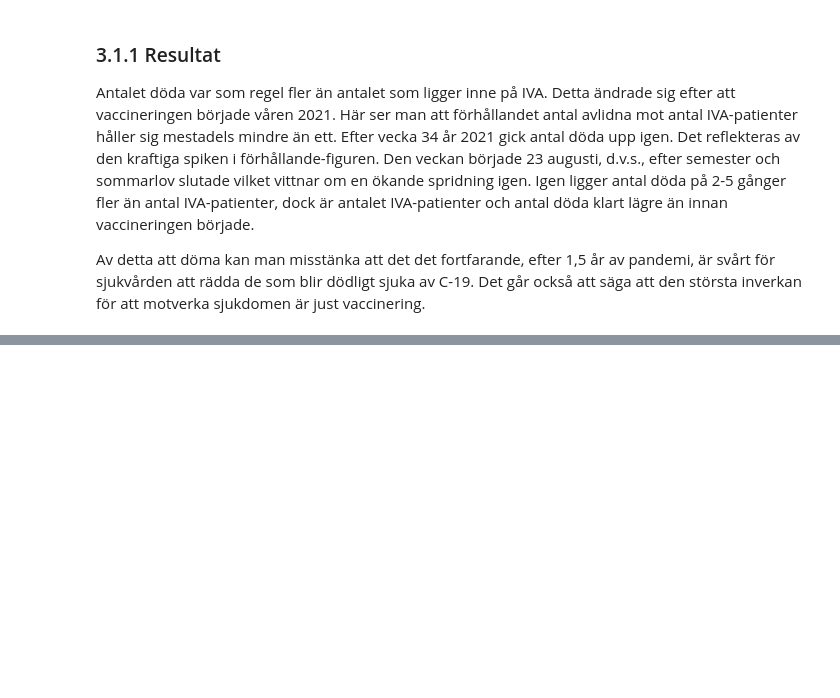
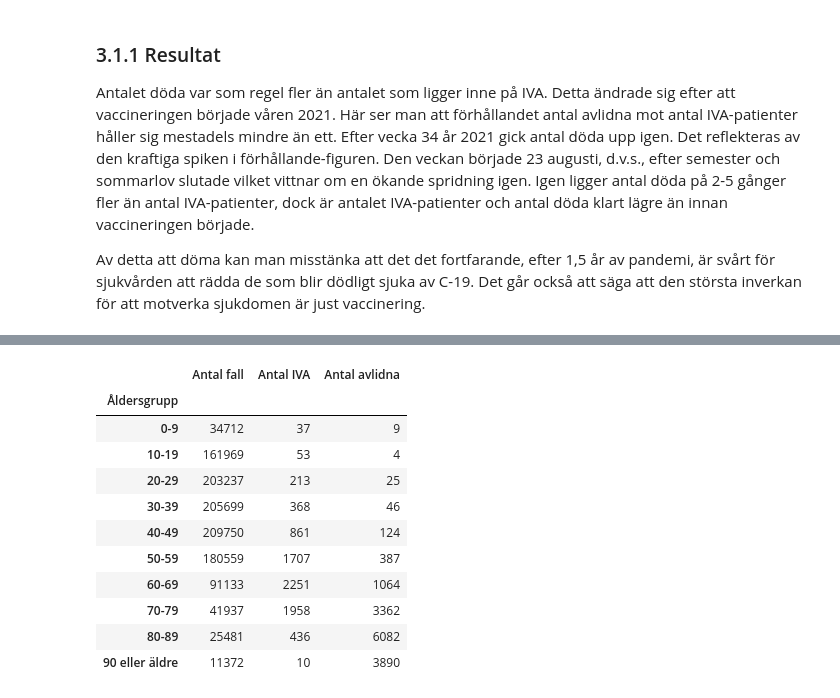
Before and after one commit to jwiegert/databehandling-joachim-wiegert, a Jupyter notebook: labs/lab1/jwiegert_lab1.ipynb, the cells around one changed output, grey strips where cells are left out. Saved outputs shown, nothing was run; the diff lists cells and outputs as text; code cells hidden in the pictures; blank space fills up the shorter version.

```diff
--- a/labs/lab1/jwiegert_lab1.ipynb
+++ b/labs/lab1/jwiegert_lab1.ipynb
@@ -525,0 +663,50 @@ Tidsserier...
+# %%
+# Totalt antal per åldersgrupp - fall, IVA, avlidna
+# Vaccinerade ålder - groupby olika åldersgrupper, och ta alla färdigvaccinerade
+
+# Set by age and remove missing data
+c19se_cases = pd.read_excel(
+    "Folkhalsomyndigheten_Covid19.xlsx",
+    sheet_name="Totalt antal per åldersgrupp"
+).set_index("Åldersgrupp").drop("Uppgift saknas", axis="rows")
+
+# Rename columns:
+c19se_cases = c19se_cases.rename({
+    "Totalt_antal_fall":"Antal fall",
+    "Totalt_antal_intensivvårdade":"Antal IVA",
+    "Totalt_antal_avlidna":"Antal avlidna"
+}, axis="columns")
+
+# Rename age groups
+# Create a dict with new index row names
+newindex = {}
+for agegroup in c19se_cases.index:
+    ages = re.findall("\d+" ,agegroup)
+    if len(ages) == 2:
+        newindex[agegroup] = f"{ages[0]}-{ages[1]}"
+    else:
+        newindex[agegroup] = f"{ages[0]} eller äldre"
+
+# Rename indeces
+c19se_cases = c19se_cases.rename(newindex, axis="rows")
+
+# Set by age and remove "total"-row
+c19se_vaccine = pd.read_excel(
+    "Folkhalsomyndigheten_Covid19_Vaccine.xlsx",
+    sheet_name="Vaccinerade ålder"
+).groupby("Åldersgrupp").sum().drop("Totalt", axis="rows")
+
+c19se_cases
+# %% [output]
+|  | Antal fall | Antal IVA | Antal avlidna |
+| Åldersgrupp |  |  |  |
+| 0-9 | 34712 | 37 | 9 |
+| 10-19 | 161969 | 53 | 4 |
+| 20-29 | 203237 | 213 | 25 |
+| 30-39 | 205699 | 368 | 46 |
+| 40-49 | 209750 | 861 | 124 |
+| 50-59 | 180559 | 1707 | 387 |
+| 60-69 | 91133 | 2251 | 1064 |
+| 70-79 | 41937 | 1958 | 3362 |
+| 80-89 | 25481 | 436 | 6082 |
+| 90 eller äldre | 11372 | 10 | 3890 |
```
Also changed, not shown: parts of 17 cells of this notebook, 12 other files.
